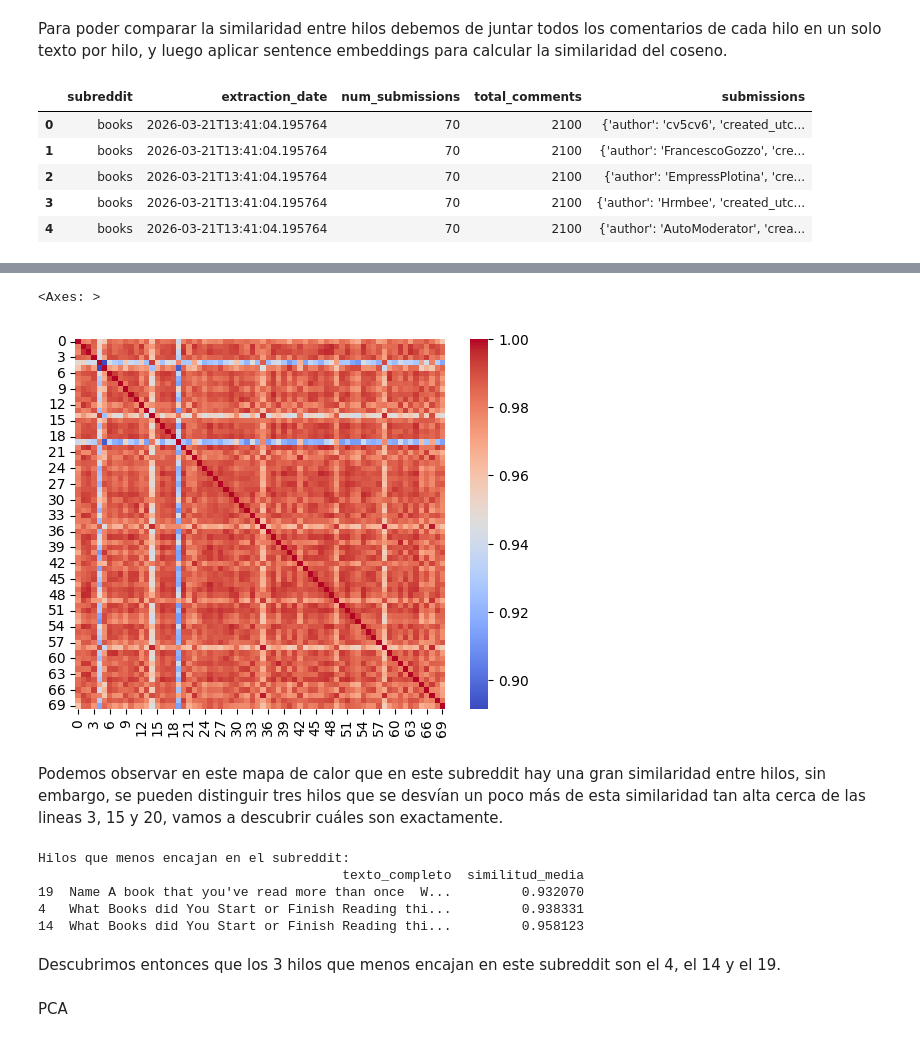
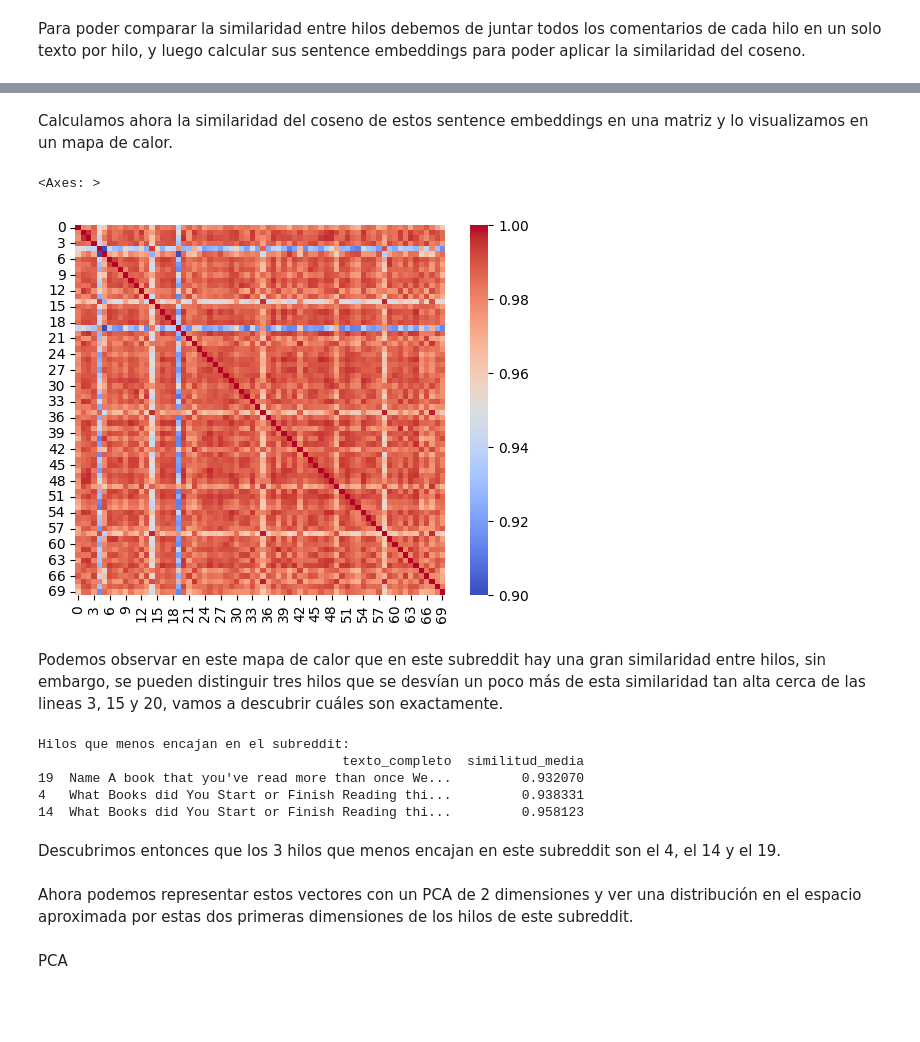
Before and after one commit to daniela-murciam-um-es/PLN-practicasParte2, a Jupyter notebook: apartado_3.ipynb, the cells around one changed output, grey strips where cells are left out. Saved outputs shown, nothing was run; the diff lists cells and outputs as text; code cells hidden in the pictures; blank space fills up the shorter version.

```diff
--- a/apartado_3.ipynb
+++ b/apartado_3.ipynb
@@ -192,40 +13,31 @@ from sklearn.metrics.pairwise import cosine_similarity
 # Cargamos el modelo en binario usando la librería fasttext.
 ft_model = fasttext.load_model ("crawl-300d-2M-subword.bin")
 # %% [markdown]
-Para poder comparar la similaridad entre hilos debemos de juntar todos los comentarios de cada hilo en un solo texto por hilo, y luego aplicar sentence embeddings para calcular la similaridad del coseno.
+Para poder comparar la similaridad entre hilos debemos de juntar todos los comentarios de cada hilo en un solo texto por hilo, y luego calcular sus sentence embeddings para poder aplicar la similaridad del coseno.
 # %%
-# 1. Cargar datos (ejemplo con un subreddit)
+# Cargamos los datos (ejemplo con un subreddit)
 books = pd.read_json('ejemplo_subreddit_books.json')
-display(books.head())
 
-# 2. Extraer y concatenar comentarios por hilo
-# Dependiendo de tu JSON, 'submissions' suele tener una lista de hilos
+# Extraemos y concatenamos comentarios por hilo
+# La columna 'submissions' tiene una lista de hilos
 # y dentro de cada hilo una lista de 'comments'
 def preparar_texto_hilo(row):
     hilo = row['submissions']
-    # Extraemos título y descripción (si existen)
+    # Extraemos título
     titulo = str(hilo.get('title', ''))
-    descripcion = str(hilo.get('description', ''))
 
-    # Extraemos el cuerpo de todos los comentarios y los unimos
+    # Extraemos el cuerpo de todos los comentarios y los unimos con un join
     comentarios = hilo.get('comments', [])
     texto_comentarios = " ".join([str(c.get('body', '')) for c in comentarios])
 
     # Devolvemos todo unido en un solo string
-    return f"{titulo} {descripcion} {texto_comentarios}".strip()
+    return f"{titulo} {texto_comentarios}".strip()
 
 # Creamos la columna con el texto completo del hilo
 books['texto_completo'] = books.apply(preparar_texto_hilo, axis=1)
 
 # Obtenemos el vector (sentence embedding) para cada hilo
 books['embedding'] = books['texto_completo'].apply(lambda x: ft_model.get_sentence_vector(x.replace('\n', ' ')))
-# %% [output]
-|  | subreddit | extraction_date | num_submissions | total_comments | submissions |
-| 0 | books | 2026-03-21T13:41:04.195764 | 70 | 2100 | {'author': 'cv5cv6', 'created_utc... |
-| 1 | books | 2026-03-21T13:41:04.195764 | 70 | 2100 | {'author': 'FrancescoGozzo', 'cre... |
-| 2 | books | 2026-03-21T13:41:04.195764 | 70 | 2100 | {'author': 'EmpressPlotina', 'cre... |
-| 3 | books | 2026-03-21T13:41:04.195764 | 70 | 2100 | {'author': 'Hrmbee', 'created_utc... |
-| 4 | books | 2026-03-21T13:41:04.195764 | 70 | 2100 | {'author': 'AutoModerator', 'crea... |
 # %%
 books.head()
 # %% [output]
@@ -235,22 +47,24 @@ books.head()
 | 2 | books | 2026-03-21T13:41:04.195764 | 70 | 2100 | {'author': 'EmpressPlotina', 'cre... | What are authors that you almost ... | [0.0058205733, -0.014793776, 0.06... |
 | 3 | books | 2026-03-21T13:41:04.195764 | 70 | 2100 | {'author': 'Hrmbee', 'created_utc... | A Book App Used AI to ‘Roast’ Its... | [0.0007774631, -0.013825375, 0.06... |
 | 4 | books | 2026-03-21T13:41:04.195764 | 70 | 2100 | {'author': 'AutoModerator', 'crea... | What Books did You Start or Finis... | [-0.0002442529, -0.03240387, 0.02... |
+# %% [markdown]
+Calculamos ahora la similaridad del coseno de estos sentence embeddings en una matriz y lo visualizamos en un mapa de calor.
 # %%
-# Esto te daría una matriz de cuánto se parece cada hilo con todos los demás
-matrices_similitud = cosine_similarity(list(books['embedding']))
+# Esto devuelve unamatriz de cuánto se parece cada hilo con todos los demás
+matirz_similitud = cosine_similarity(list(books['embedding']))
 # %%
 import seaborn as sns
 
-sns.heatmap(matrices_similitud, annot=False, cmap='coolwarm', cbar=True, square=True)
+sns.heatmap(matirz_similitud, annot=False, cmap='coolwarm', cbar=True, square=True, vmin=0.9)
 # %% [output]
 <Axes: >
-[figure, old version]
+[figure, new version]
 # %% [markdown]
 Podemos observar en este mapa de calor que en este subreddit hay una gran similaridad entre hilos, sin embargo, se pueden distinguir tres hilos que se desvían un poco más de esta similaridad tan alta cerca de las lineas 3, 15 y 20, vamos a descubrir cuáles son exactamente.
 # %%
 # 1. Calculamos la media de similitud para cada fila (cada hilo)
 # Restamos 1 porque la diagonal siempre es 1 (similitud consigo mismo)
-mean_similarities = (matrices_similitud.sum(axis=1) - 1) / (matrices_similitud.shape[0] - 1)
+mean_similarities = (matirz_similitud.sum(axis=1) - 1) / (matirz_similitud.shape[0] - 1)
 
 # 2. Añadimos esta métrica a nuestro DataFrame original
 books['similitud_media'] = mean_similarities
@@ -263,11 +77,13 @@ print(hilos_intrusos[['texto_completo', 'similitud_media']])
 # %% [output]
 Hilos que menos encajan en el subreddit:
                                        texto_completo  similitud_media
-19  Name A book that you've read more than once  W...         0.932070
+19  Name A book that you've read more than once We...         0.932070
 4   What Books did You Start or Finish Reading thi...         0.938331
 14  What Books did You Start or Finish Reading thi...         0.958123
 # %% [markdown]
 Descubrimos entonces que los 3 hilos que menos encajan en este subreddit son el 4, el 14 y el 19.
+# %% [markdown]
+Ahora podemos representar estos vectores con un PCA de 2 dimensiones y ver una distribución en el espacio aproximada por estas dos primeras dimensiones de los hilos de este subreddit.
 # %% [markdown]
 PCA
 # %%
```
Also changed, not shown: parts of 23 cells of this notebook.
